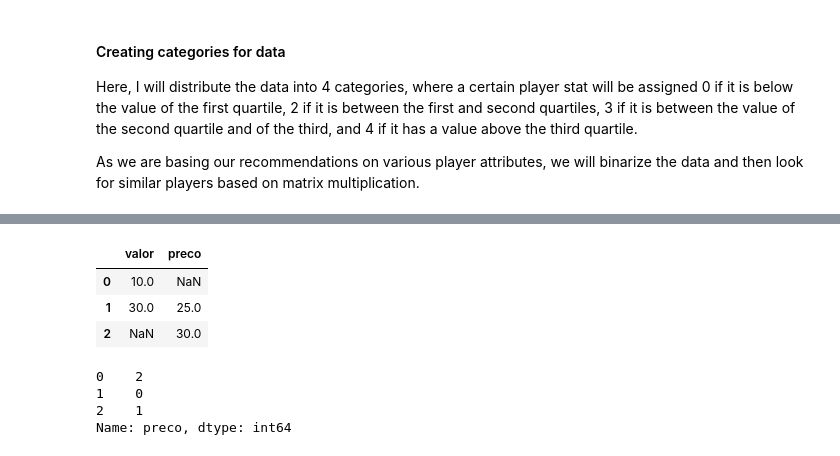
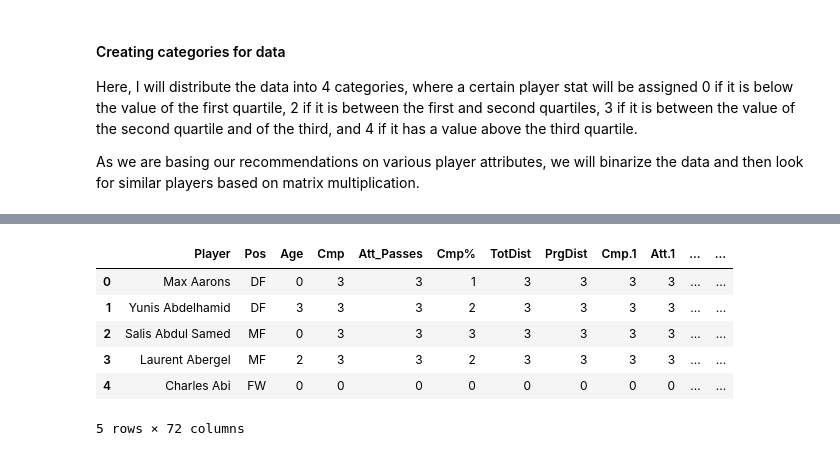
Before and after one commit to dnsrsdata/Football_Player_Rec_Syst, a Jupyter notebook: notebooks/ETL_Playground.ipynb, the cells around one changed output, grey strips where cells are left out. Cells and saved outputs as stored; diff of their text form; code cells hidden in the pictures.

Commit message:
Binarizing the data and finishing pre-processing

```diff
--- a/notebooks/ETL_Playground.ipynb
+++ b/notebooks/ETL_Playground.ipynb
@@ -862,13 +864,21 @@ Here, I will distribute the data into 4 categories, where a certain player stat
 As we are basing our recommendations on various player attributes, we will binarize the data and then look for similar players based on matrix multiplication.
 # %%
 def categorizer(dataframe):
+    """Transforms numerical variables into categorical ones
+
+    Args:
+        dataframe (Dataframe): dataset containing the data
+
+    Returns:
+        dataset: single dataset containing transformed data
+    """
     dataset = dataframe.copy()
     columns = dataset.select_dtypes(['int', 'float']).columns
-    binarizer_func = lambda x: 0 if x <= q1 else (1 if q1 < x <= q2 else (2 if q2 < x <= q3 else (3 if q3 < x else 4)))
+    categorizer_func = lambda x: 0 if x <= q1 else (1 if q1 < x <= q2 else (2 if q2 < x <= q3 else (3 if x > q3 else 4)))
     for col in columns:
-        q1 = np.quantile(dataset[col], 0.25)
-        q2 = np.quantile(dataset[col], 0.50)
-        q3 = np.quantile(dataset[col], 0.75)
-        dataset[col] = dataset[col].apply(binarizer_func)
+        q1 = np.quantile(dataset[col].dropna(), 0.25)
+        q2 = np.quantile(dataset[col].dropna(), 0.50)
+        q3 = np.quantile(dataset[col].dropna(), 0.75)
+        dataset[col] = dataset[col].apply(categorizer_func)
 
     return dataset
@@ -900,14 +885,14 @@ dic = {'valor':[10, 30, np.nan],
-# %%
-pd.DataFrame(dic)
-# %% [output]
-|  | valor | preco |
-| 0 | 10.0 | NaN |
-| 1 | 30.0 | 25.0 |
-| 2 | NaN | 30.0 |
-# %%
-pd.DataFrame(dic).preco.apply(lambda x: 0 if 27 > x else (1 if x > 28 else 2))
-# %% [output]
-0    2
-1    0
-2    1
-Name: preco, dtype: int64
+# %%
+# Transforming the data
+categorized_data = categorizer(all_players_data)
+# %%
+# Checking teh result
+categorized_data.head()
+# %% [output]
+|  | Player | Pos | Age | Cmp | Att_Passes | Cmp% | TotDist | PrgDist | Cmp.1 | Att.1 | ... | ... |
+| 0 | Max Aarons | DF | 0 | 3 | 3 | 1 | 3 | 3 | 3 | 3 | ... | ... |
+| 1 | Yunis Abdelhamid | DF | 3 | 3 | 3 | 2 | 3 | 3 | 3 | 3 | ... | ... |
+| 2 | Salis Abdul Samed | MF | 0 | 3 | 3 | 3 | 3 | 3 | 3 | 3 | ... | ... |
+| 3 | Laurent Abergel | MF | 2 | 3 | 3 | 2 | 3 | 3 | 3 | 3 | ... | ... |
+| 4 | Charles Abi | FW | 0 | 0 | 0 | 0 | 0 | 0 | 0 | 0 | ... | ... |
+5 rows × 72 columns
```
Also changed, not shown: parts of 10 cells of this notebook.
